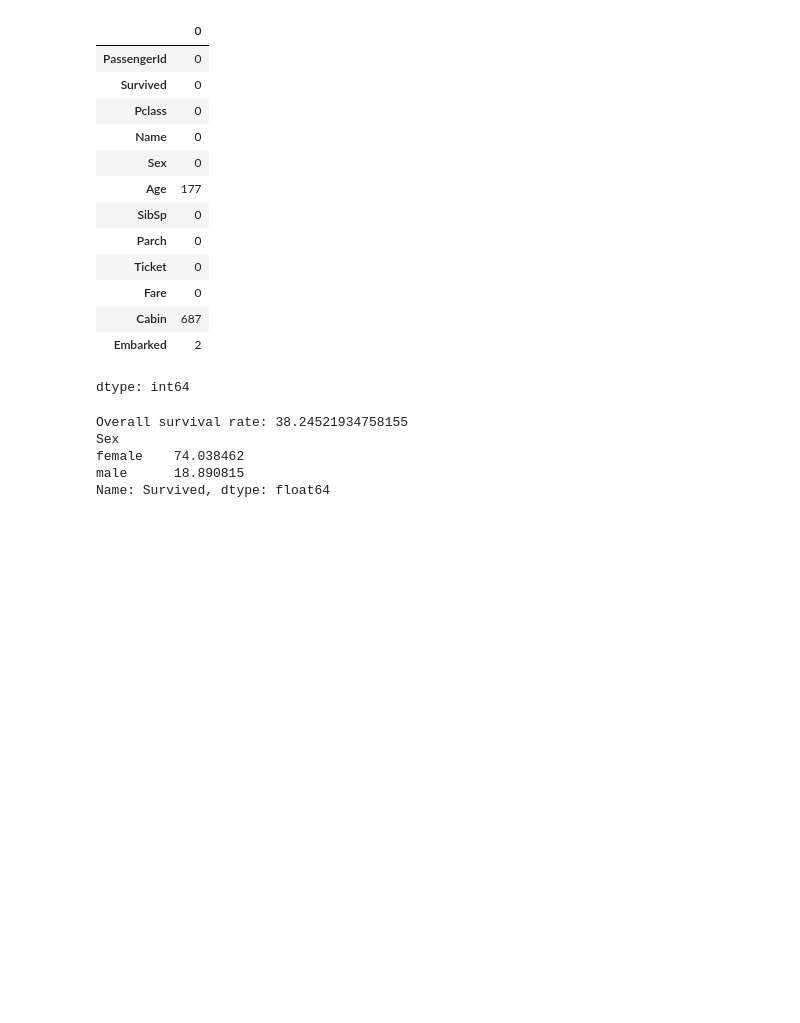
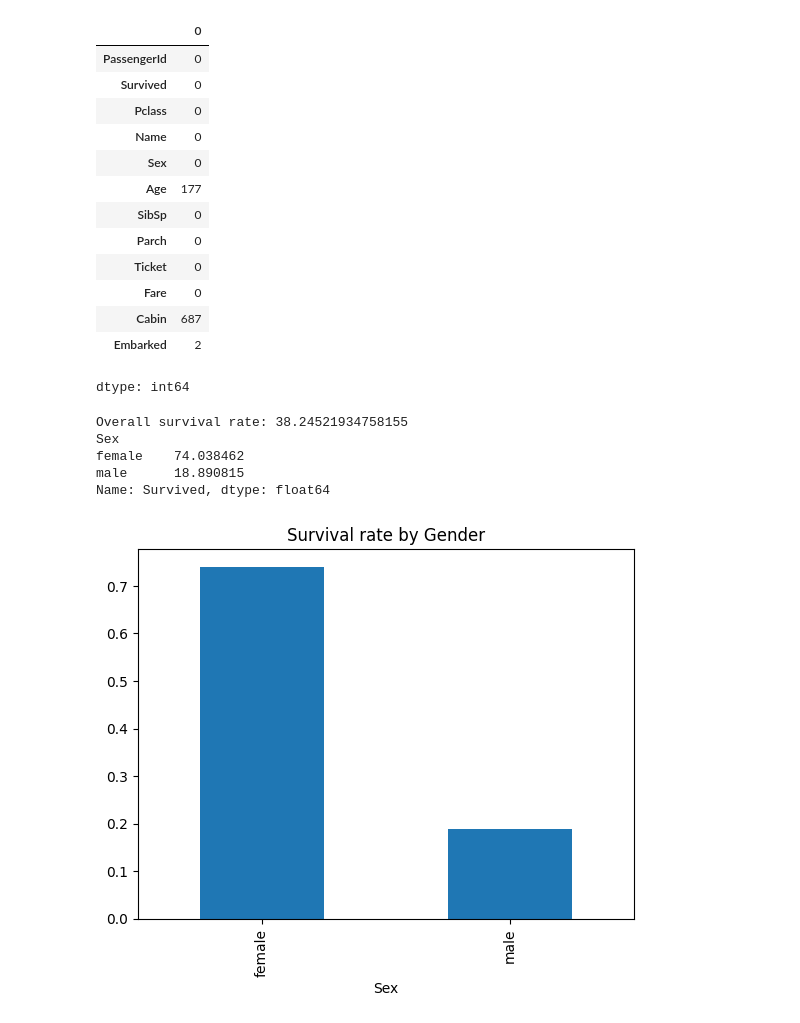
Before and after one commit to rakshahub/titanic-data-analysis, a Jupyter notebook: titanic.ipynb, the cells around one changed output. Drawn from its saved outputs; the diff is of its cells as text; code cells hidden in the pictures; blank space fills up the shorter version.

```diff
--- a/titanic.ipynb
+++ b/titanic.ipynb
@@ -62,3 +62,12 @@ Sex
 female    74.038462
 male      18.890815
 Name: Survived, dtype: float64
+# %%
+import matplotlib.pyplot as plt
+
+# example plot
+df.groupby('Sex')['Survived'].mean().plot(kind='bar')
+plt.title('Survival rate by Gender')
+plt.savefig('survival_by_gender.png', bbox_inches='tight')
+# %% [output]
+[figure, added]
```
Also changed, not shown: parts of 5 cells of this notebook.
